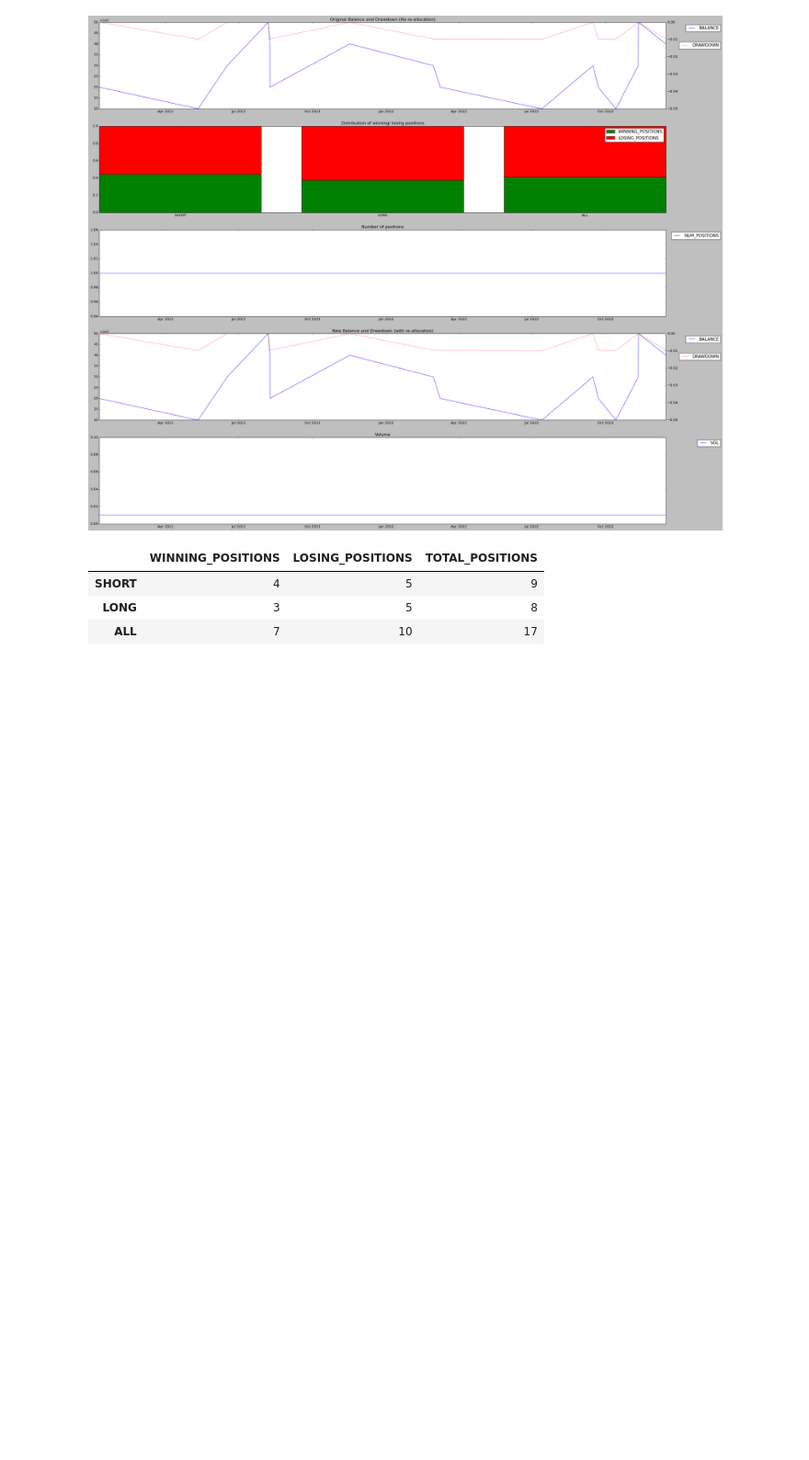
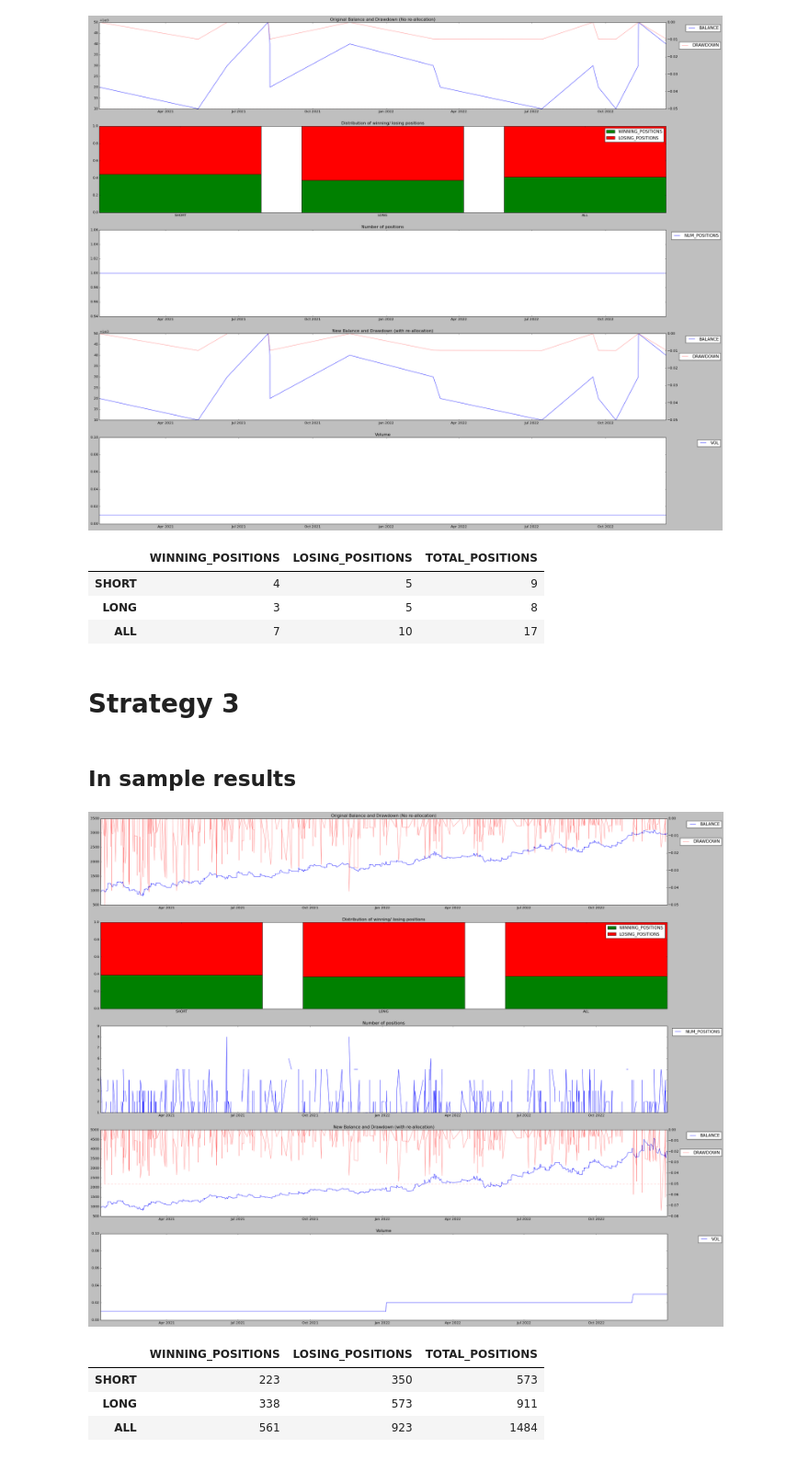
Before and after one commit to AnhTNguyenBlank/Trading_backtest_framework, a Jupyter notebook: Training/Workbook/Example workbook.ipynb, the cells around one changed output. Shown at 92% size. Saved outputs shown, nothing was run; the diff lists cells and outputs as text; code cells hidden in the pictures; blank space fills up the shorter version.

Commit message:
Add param to use different timeframe, and an example

```diff
--- a/Training/Workbook/Example workbook.ipynb
+++ b/Training/Workbook/Example workbook.ipynb
@@ -270,3 +270,78 @@ display(df_summary)
 | SHORT | 4 | 5 | 9 |
 | LONG | 3 | 5 | 8 |
 | ALL | 7 | 10 | 17 |
+# %% [markdown]
+# Strategy 3
+# %% [markdown]
+## In sample results
+# %%
+config = {
+    'RSI_PARAMS': {'INPUT_PARAM': 7, 'CUTOFF_BUY': 30, 'CUTOFF_SELL': 70},
+    'BB_PARAMS': {'INPUT_MEAN': 50, 'INPUT_SD': 2, 'BB_CUTOFF': 3},
+    'EMA_1_PARAMS': {'INPUT_PARAM': 50},
+    'EMA_2_PARAMS': {'INPUT_PARAM': 200},
+    'WEIGHT_DAILY': 3,
+    'WEIGHT_4HOUR': 2,
+    'WEIGHT_15MIN': 2,
+    'LOOKBACK': 20,
+    'base_SL': 10,
+    'base_TP': 20,
+    'DECISION_CUTOFF': {'ENTRY_BUY_CUTOFF': 0.2, 'ENTRY_SELL_CUTOFF': 0.2}
+}
+
+extra_params = {
+    'df_1_day_is': df_1_day_is,
+    'df_4_hour_is': df_4_hour_is,
+    'df_15_min_is': df_15_min_is
+}
+
+alpha = TA_strat_v1(config = config, extra_params = extra_params)
+# %%
+report_is = Backtest_report(alpha = alpha,
+                            df_is = df_15_min_is.copy(),
+                            base_SL = 10,
+                            base_TP = 20,
+                            max_existing_positions = 5,
+                            init_vol = 0.01,
+                            re_allocation = True,
+                            incre_vol = 0.01,
+                            max_vol = 0.1,
+                            init_cap = 1000,
+                            incre_cap = 2
+                            )
+
+report_is.display_report()
+# %% [output]
+[figure, added]
+# %%
+df_summary = pd.concat(
+    [
+        pd.pivot_table(
+            report_is.df_result_is[(report_is.df_result_is['FLAG_VALID_POSITION'] == 1) & (report_is.df_result_is['SIGNAL'] != 0) & (report_is.df_result_is['PNL'] > 0)],
+            index = 'SIGNAL',
+            values = 'CLOSE_open',
+            aggfunc = 'count',
+            margins = True
+        ),
+        pd.pivot_table(
+            report_is.df_result_is[(report_is.df_result_is['FLAG_VALID_POSITION'] == 1) & (report_is.df_result_is['SIGNAL'] != 0) & (report_is.df_result_is['PNL'] < 0)],
+            index = 'SIGNAL',
+            values = 'CLOSE_open',
+            aggfunc = 'count',
+            margins = True
+        )
+    ],
+    axis = 1
+)
+
+df_summary.columns = ['WINNING_POSITIONS', 'LOSING_POSITIONS']
+df_summary.index = ['SHORT', 'LONG', 'ALL']
+df_summary = df_summary.fillna(0)
+df_summary['TOTAL_POSITIONS'] = df_summary['WINNING_POSITIONS'] + df_summary['LOSING_POSITIONS']
+
+display(df_summary)
+# %% [output]
+|  | WINNING_POSITIONS | LOSING_POSITIONS | TOTAL_POSITIONS |
+| SHORT | 223 | 350 | 573 |
+| LONG | 338 | 573 | 911 |
+| ALL | 561 | 923 | 1484 |
```
Also changed, not shown: 2 other files.
